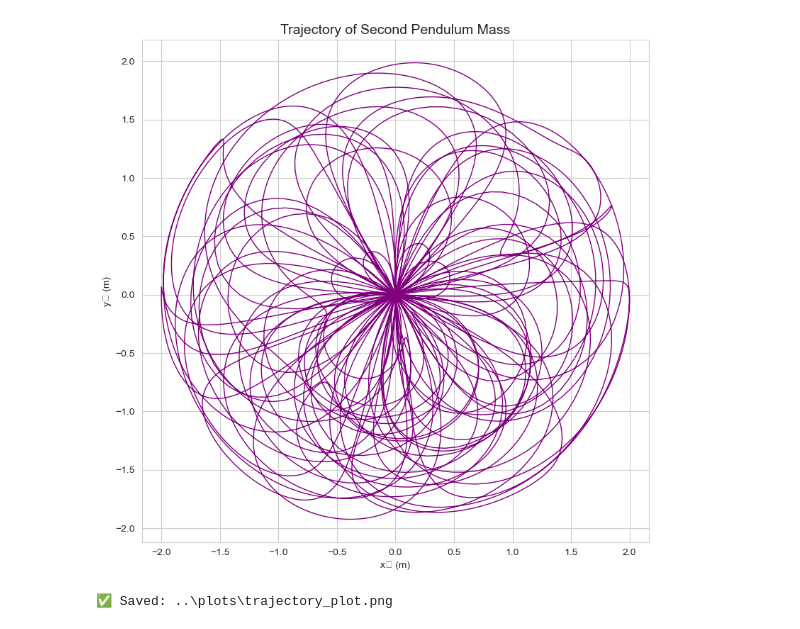
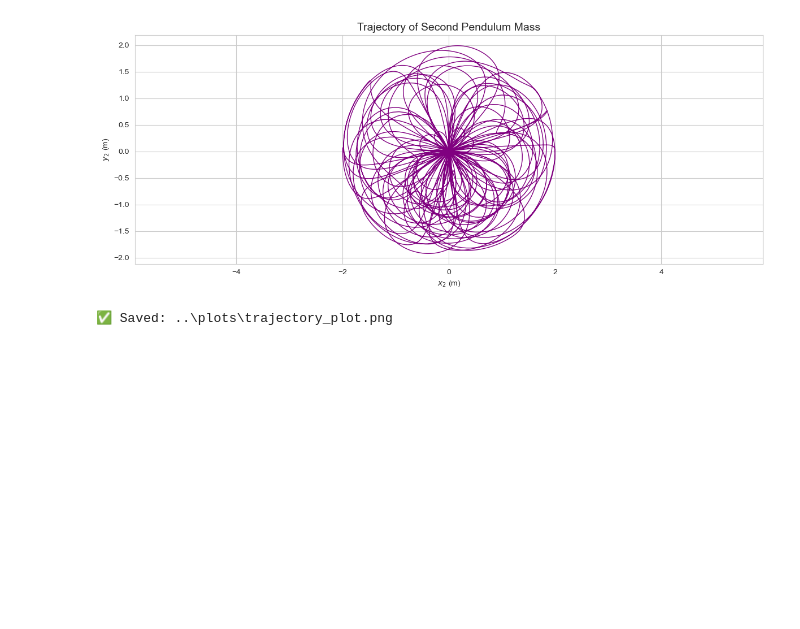
Before and after one commit to jobet1130/double_pendulum_project, a Jupyter notebook: notebooks/03_Plot_Phase_Space_and_Trajectories.ipynb, the cells around one changed output. Saved outputs shown, nothing was run; the diff lists cells and outputs as text; code cells hidden in the pictures; blank space fills up the shorter version.

```diff
--- a/notebooks/03_Plot_Phase_Space_and_Trajectories.ipynb
+++ b/notebooks/03_Plot_Phase_Space_and_Trajectories.ipynb
@@ -62,18 +62,18 @@ Saved: ..\plots\phase_space_theta2.png
 # %%
-plt.figure(figsize=(8, 8))
+plt.figure(figsize=(12, 5))
 plt.plot(df["x2"], df["y2"], lw=1, color="purple")
 plt.title("Trajectory of Second Pendulum Mass", fontsize=14)
 plt.xlabel(r"$x_2$ (m)")
 plt.ylabel(r"$y_2$ (m)")
 plt.axis("equal")
 plt.grid(True)
 plt.tight_layout()
 
 trajectory_plot = PLOT_DIR / "trajectory_plot.png"
 plt.savefig(trajectory_plot, dpi=300)
 plt.show()
 
 print(f"✅ Saved: {trajectory_plot}")
 # %% [output]
-[figure, old version]
+[figure, new version]
 ✅ Saved: ..\plots\trajectory_plot.png
```
Also changed, not shown: parts of 2 cells of this notebook, 3 other files.
